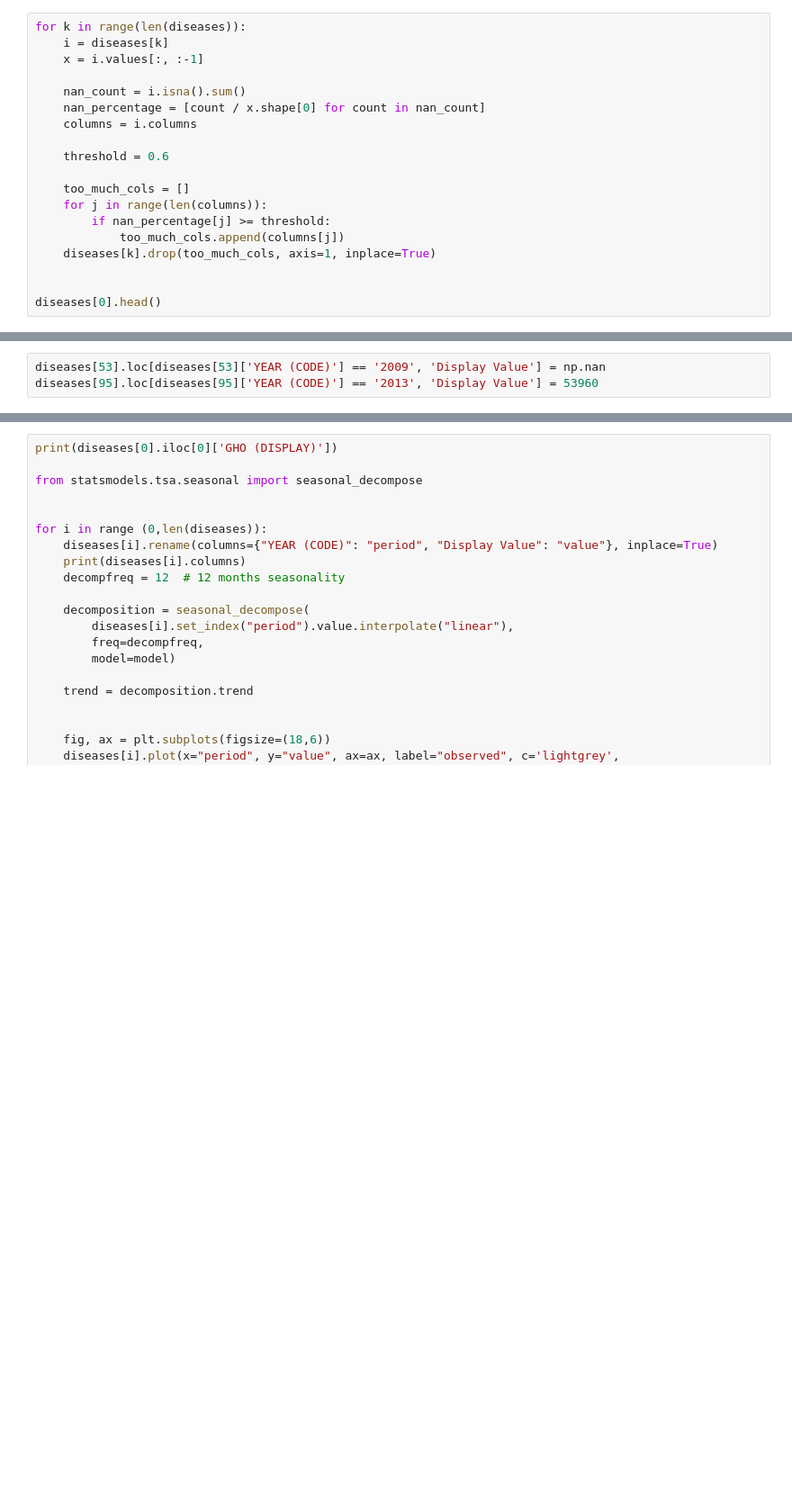
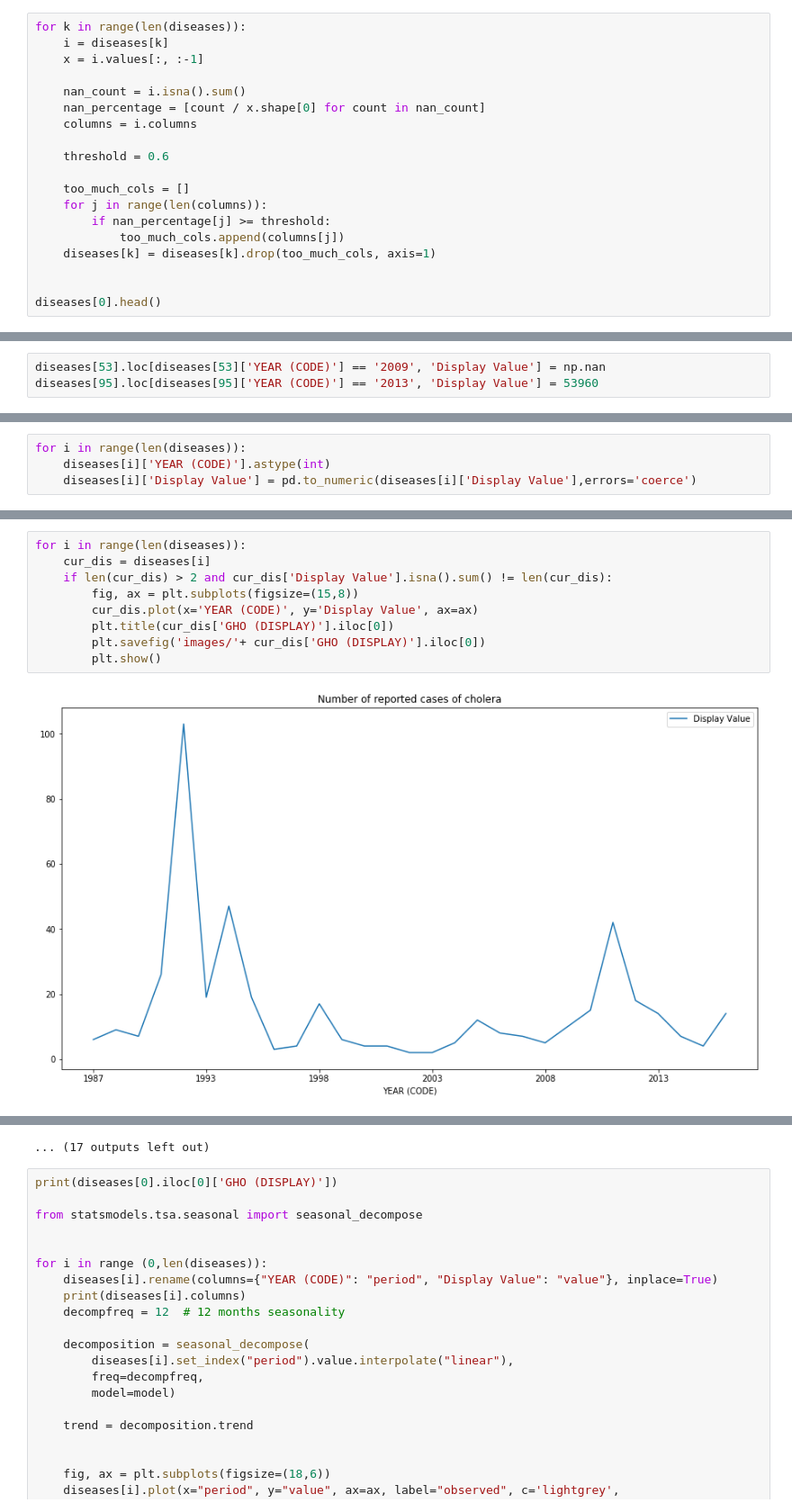
Before and after one commit to rikdijkstra/Data-Madness, a Jupyter notebook: DataMadness US Health.ipynb, the cells around one changed output, grey strips where cells are left out. Shown at 90% size. Saved outputs shown, nothing was run; the diff lists cells and outputs as text; blank space fills up the shorter version.

```diff
--- a/DataMadness US Health.ipynb
+++ b/DataMadness US Health.ipynb
@@ -77,7 +150,7 @@ for k in range(len(diseases)):
     for j in range(len(columns)):
         if nan_percentage[j] >= threshold:
             too_much_cols.append(columns[j])
-    diseases[k].drop(too_much_cols, axis=1, inplace=True)
+    diseases[k] = diseases[k].drop(too_much_cols, axis=1)
 
 
 diseases[0].head()
@@ -116,0 +230,4 @@ diseases[95].loc[diseases[95]['YEAR (CODE)'] == '2013', 'Display Value'] = 53960
+# %%
+for i in range(len(diseases)):
+    diseases[i]['YEAR (CODE)'].astype(int)
+    diseases[i]['Display Value'] = pd.to_numeric(diseases[i]['Display Value'],errors='coerce')
@@ -116,0 +252,11 @@ diseases[95].loc[diseases[95]['YEAR (CODE)'] == '2013', 'Display Value'] = 53960
+# %%
+for i in range(len(diseases)):
+    cur_dis = diseases[i]
+    if len(cur_dis) > 2 and cur_dis['Display Value'].isna().sum() != len(cur_dis):
+        fig, ax = plt.subplots(figsize=(15,8))
+        cur_dis.plot(x='YEAR (CODE)', y='Display Value', ax=ax)
+        plt.title(cur_dis['GHO (DISPLAY)'].iloc[0])
+        plt.savefig('images/'+ cur_dis['GHO (DISPLAY)'].iloc[0])
+        plt.show()
+# %% [output]
+[figure, added]
@@ -117,3 +274,4 @@ diseases[95].loc[diseases[95]['YEAR (CODE)'] == '2013', 'Display Value'] = 53960
+... (17 outputs left out)
 # %%
 print(diseases[0].iloc[0]['GHO (DISPLAY)'])
 
```
Also changed, not shown: parts of 13 cells of this notebook, 27 other files.
